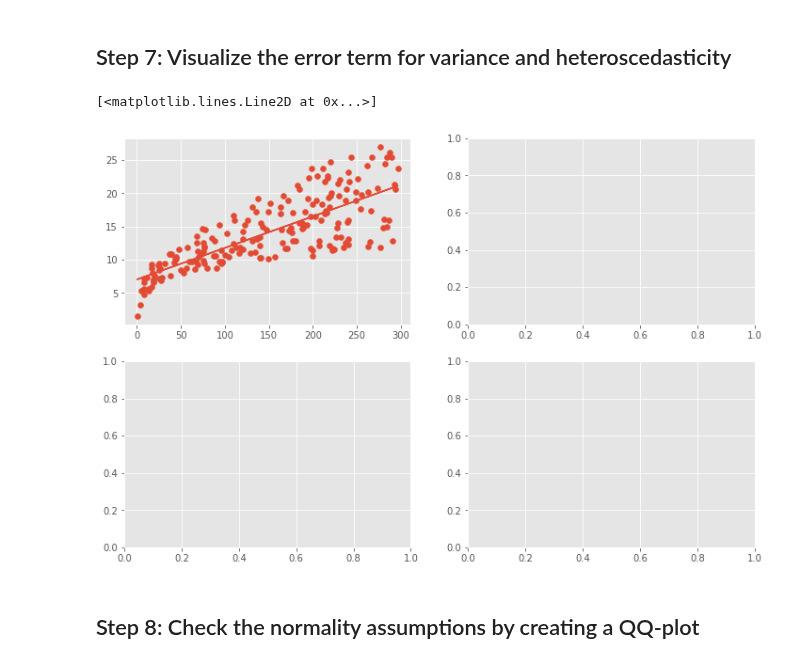
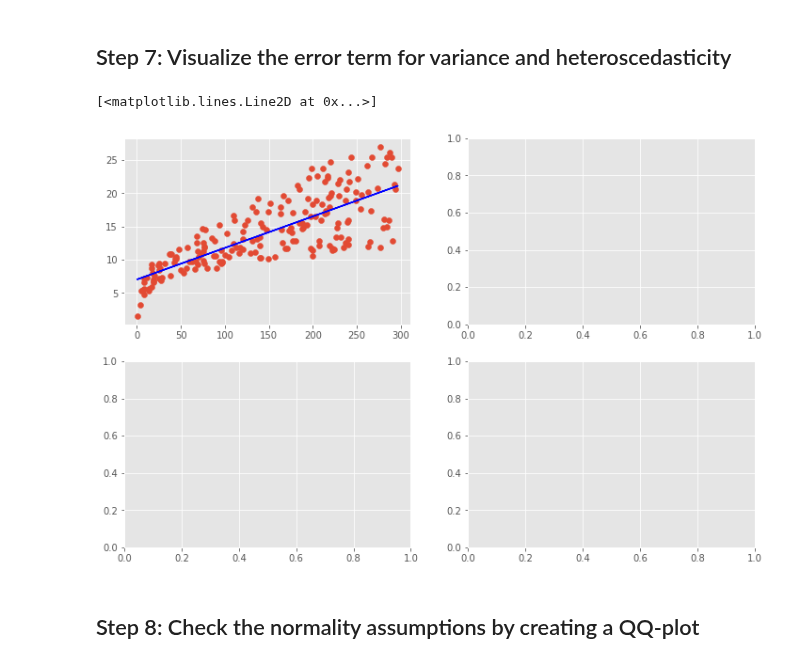
Before and after one commit to keita-dc/dsc-ols-statsmodels-lab-dc-ds-060319, a Jupyter notebook: index.ipynb, the cells around one changed output. Drawn from its saved outputs; the diff is of its cells as text; code cells hidden in the pictures.

```diff
--- a/index.ipynb
+++ b/index.ipynb
@@ -142,10 +142,10 @@ plt.plot(df.TV, df.fitted)
 # %%
 fig, ax = plt.subplots(nrows=2, ncols=2, figsize=(12,8))
 ax[0, 0].scatter(df.TV, df.sales)
-ax[0, 0].plot(df.TV, df.fitted, c)
+ax[0, 0].plot(df.TV, df.fitted, c="blue")
 # %% [output]
 [<matplotlib.lines.Line2D at 0x...>]
-[figure, old version]
+[figure, new version]
 # %%
 # Record Your observations on heteroscedasticity
 # %% [markdown]
```
